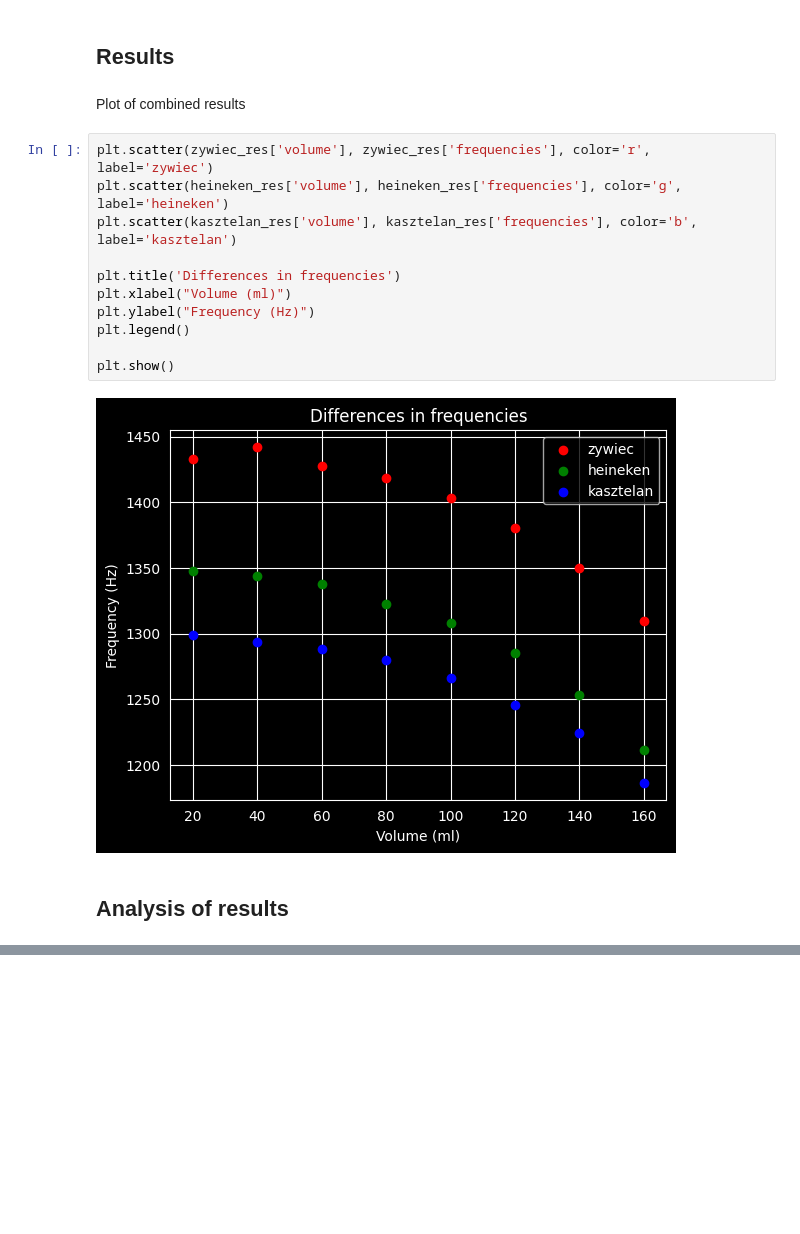
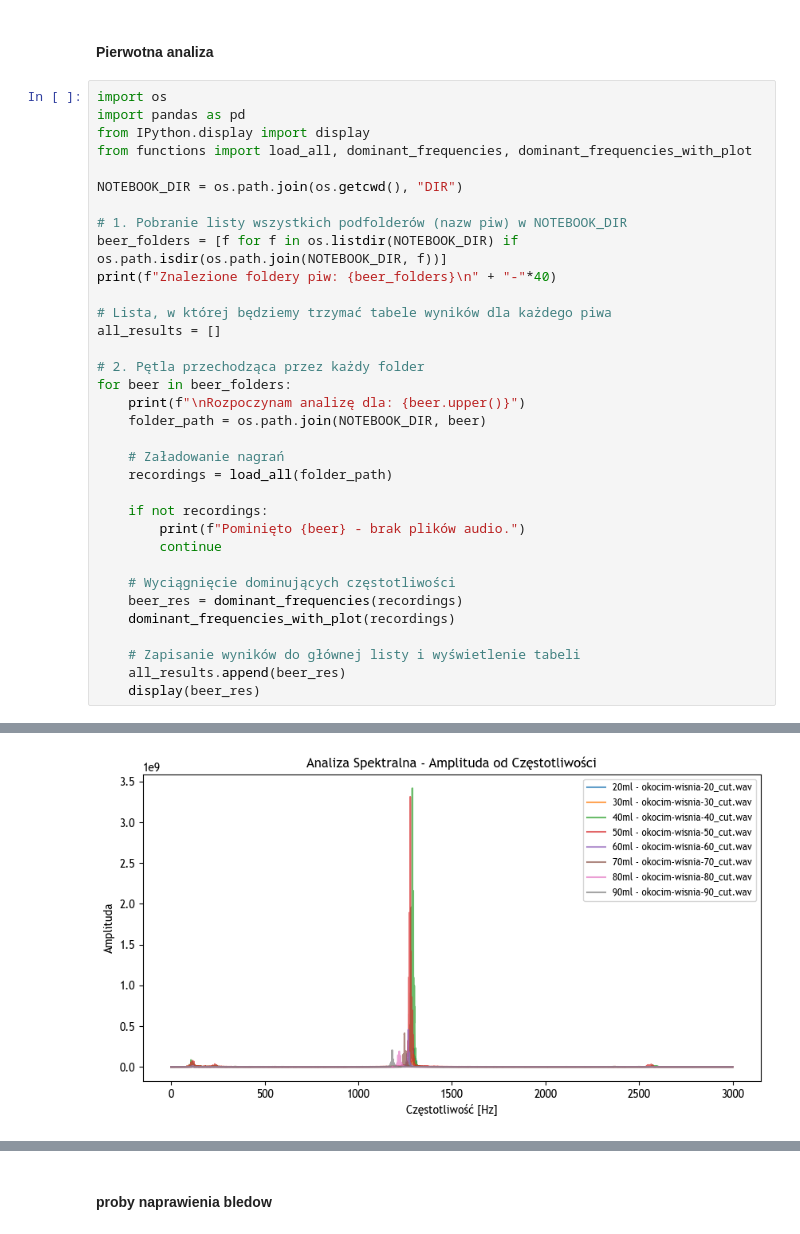
Before and after one commit to SecondGlanceFromAlice/Beer-hemian_Rhapsody, a Jupyter notebook: results_analysis.ipynb, the cells around one changed output, grey strips where cells are left out. Cells and saved outputs as stored; diff of their text form; blank space fills up the shorter version.

Commit message:
add: folder DIR z nagraniami oraz notebook

```diff
--- a/results_analysis.ipynb
+++ b/results_analysis.ipynb
@@ -82,19 +1,37 @@ Loaded: Heineken-90.m4a | 48000 Hz | 10.17s
-# %% [markdown]
-## Results
-# %% [markdown]
-Plot of combined results
-# %%
-plt.scatter(zywiec_res['volume'], zywiec_res['frequencies'], color='r', label='zywiec')
-plt.scatter(heineken_res['volume'], heineken_res['frequencies'], color='g', label='heineken')
-plt.scatter(kasztelan_res['volume'], kasztelan_res['frequencies'], color='b', label='kasztelan')
-
-plt.title('Differences in frequencies')
-plt.xlabel("Volume (ml)")
-plt.ylabel("Frequency (Hz)")
-plt.legend()
-
-plt.show()
-# %% [output]
-[figure, removed]
-# %% [markdown]
-## Analysis of results
+# %% [markdown]
+#### Pierwotna analiza
+# %%
+import os
+import pandas as pd
+from IPython.display import display
+from functions import load_all, dominant_frequencies, dominant_frequencies_with_plot
+
+NOTEBOOK_DIR = os.path.join(os.getcwd(), "DIR")
+
+# 1. Pobranie listy wszystkich podfolderów (nazw piw) w NOTEBOOK_DIR
+beer_folders = [f for f in os.listdir(NOTEBOOK_DIR) if os.path.isdir(os.path.join(NOTEBOOK_DIR, f))]
+print(f"Znalezione foldery piw: {beer_folders}\n" + "-"*40)
+
+# Lista, w której będziemy trzymać tabele wyników dla każdego piwa
+all_results = []
+
+# 2. Pętla przechodząca przez każdy folder
+for beer in beer_folders:
+    print(f"\nRozpoczynam analizę dla: {beer.upper()}")
+    folder_path = os.path.join(NOTEBOOK_DIR, beer)
+
+    # Załadowanie nagrań
+    recordings = load_all(folder_path)
+
+    if not recordings:
+        print(f"Pominięto {beer} - brak plików audio.")
+        continue
+
+    # Wyciągnięcie dominujących częstotliwości
+    beer_res = dominant_frequencies(recordings)
+    dominant_frequencies_with_plot(recordings)
+
+    # Zapisanie wyników do głównej listy i wyświetlenie tabeli
+    all_results.append(beer_res)
+    display(beer_res)
+# %% [output]
@@ -100,0 +58 @@ plt.show()
+[figure, added]
@@ -100,0 +149,2 @@ plt.show()
+# %% [markdown]
+#### proby naprawienia bledow
```
Also changed, not shown: parts of 27 cells of this notebook, 32 other files.
